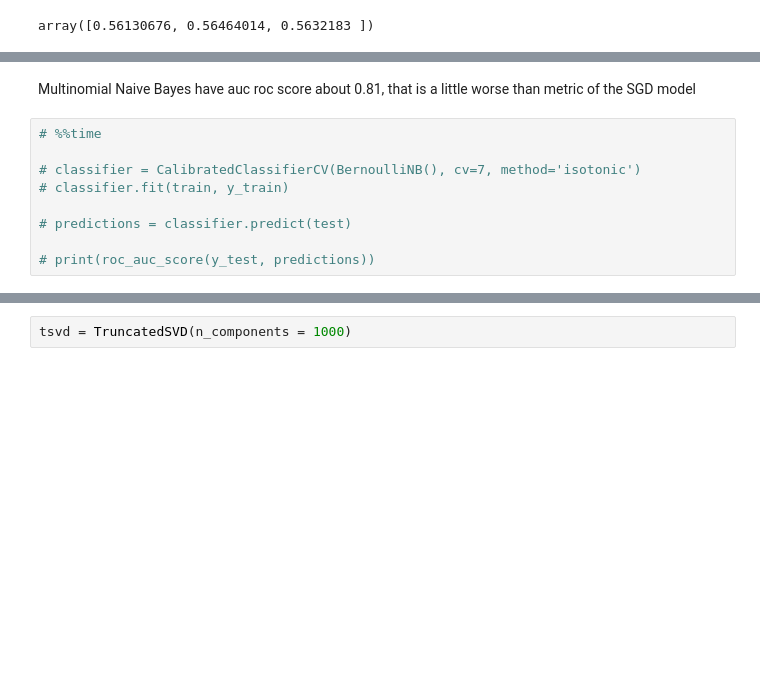
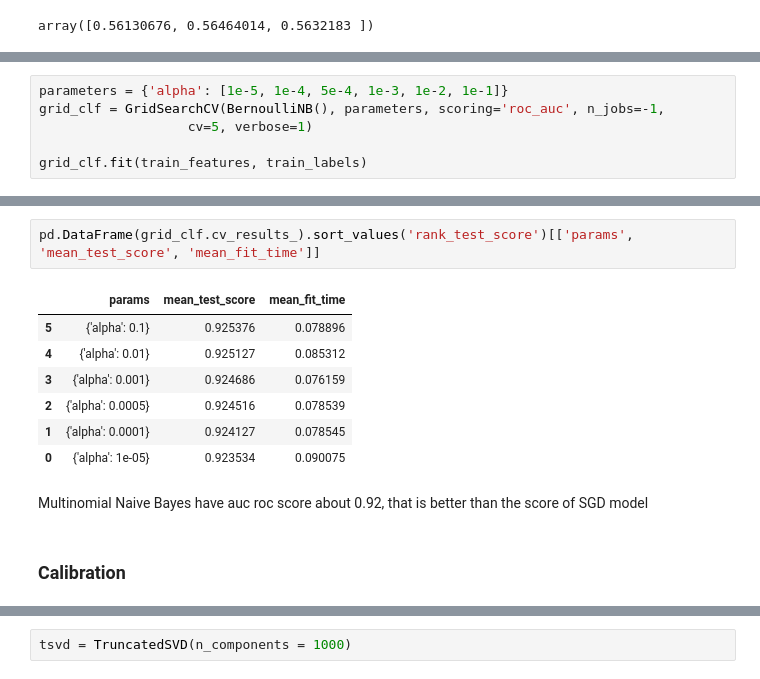
Before and after one commit to OlegBEZb/base_DS_course, a Jupyter notebook: HW4.ipynb, the cells around one changed output, grey strips where cells are left out. Cells and saved outputs as stored; diff of their text form; blank space fills up the shorter version.

Commit message:
Tuned Bernoulli

```diff
--- a/HW4.ipynb
+++ b/HW4.ipynb
@@ -592,0 +570,6 @@ auc roc score :  0.808277821996
+# %%
+parameters = {'alpha': [1e-5, 1e-4, 5e-4, 1e-3, 1e-2, 1e-1]}
+grid_clf = GridSearchCV(BernoulliNB(), parameters, scoring='roc_auc', n_jobs=-1,
+                   cv=5, verbose=1)
+
+grid_clf.fit(train_features, train_labels)
@@ -593,11 +587,14 @@ auc roc score :  0.808277821996
+# %%
+pd.DataFrame(grid_clf.cv_results_).sort_values('rank_test_score')[['params', 'mean_test_score', 'mean_fit_time']]
+# %% [output]
+|  | params | mean_test_score | mean_fit_time |
+| 5 | {'alpha': 0.1} | 0.925376 | 0.078896 |
+| 4 | {'alpha': 0.01} | 0.925127 | 0.085312 |
+| 3 | {'alpha': 0.001} | 0.924686 | 0.076159 |
+| 2 | {'alpha': 0.0005} | 0.924516 | 0.078539 |
+| 1 | {'alpha': 0.0001} | 0.924127 | 0.078545 |
+| 0 | {'alpha': 1e-05} | 0.923534 | 0.090075 |
 # %% [markdown]
-Multinomial Naive Bayes have auc roc score about 0.81, that is a little worse than metric of the SGD model
+Multinomial Naive Bayes have auc roc score about 0.92, that is better than the  score of SGD model
-# %%
-# %%time
-
-# classifier = CalibratedClassifierCV(BernoulliNB(), cv=7, method='isotonic')
-# classifier.fit(train, y_train)
-
-# predictions = classifier.predict(test)
-
-# print(roc_auc_score(y_test, predictions))
+# %% [markdown]
+### Calibration
```
Also changed, not shown: parts of 21 cells of this notebook.
